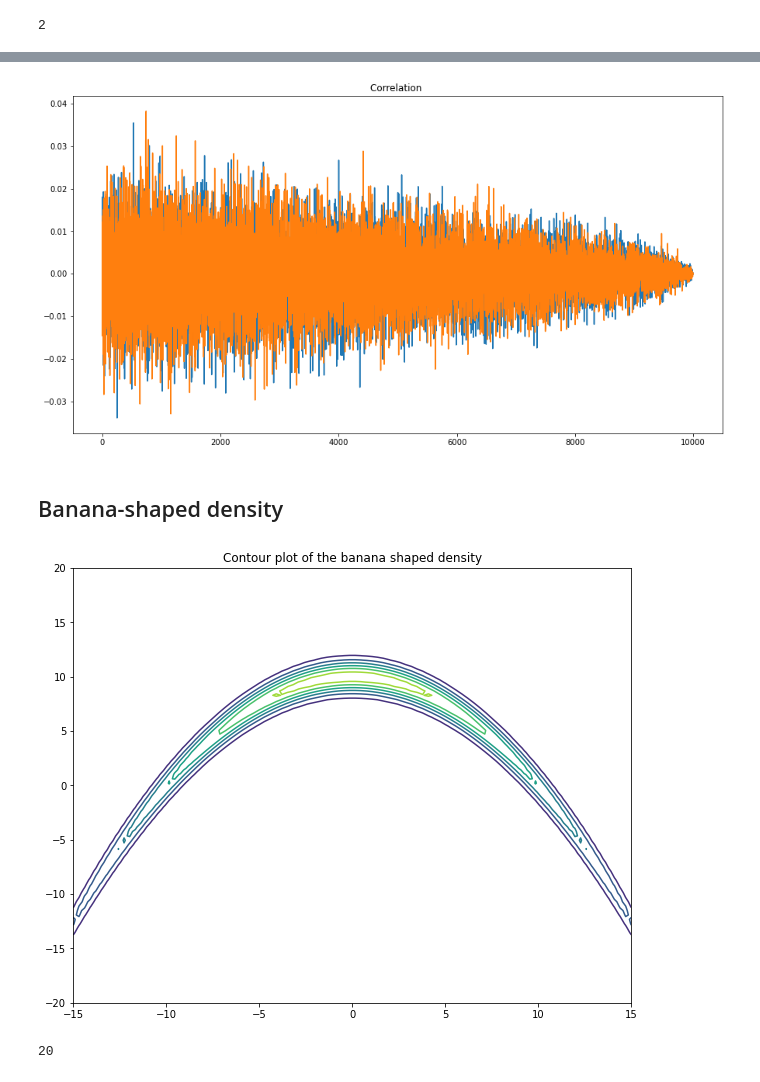
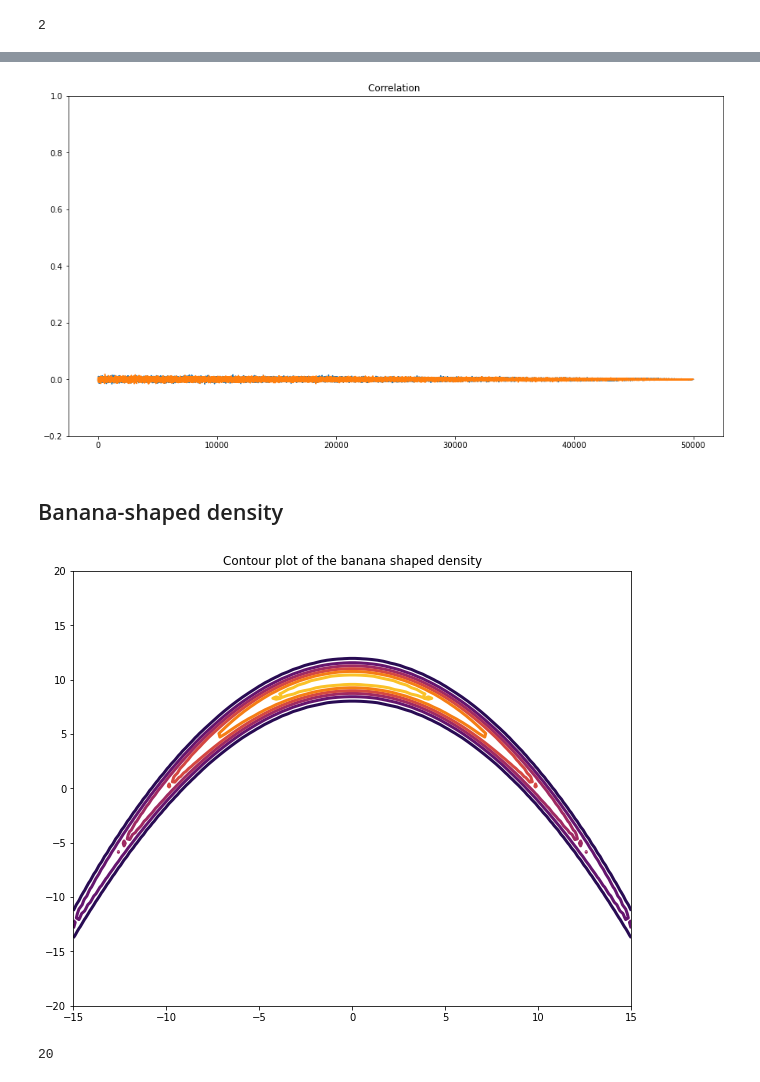
Before and after one commit to simonqueric/MVA, a Jupyter notebook: ComputationalStatistics/Lab4/Lab4_Compstat.ipynb, the cells around one changed output, grey strips where cells are left out. Saved outputs shown, nothing was run; the diff lists cells and outputs as text; code cells hidden in the pictures.

```diff
--- a/ComputationalStatistics/Lab4/Lab4_Compstat.ipynb
+++ b/ComputationalStatistics/Lab4/Lab4_Compstat.ipynb
@@ -84,6 +87,21 @@ plt.show()
 # %%
 @jit(nopython=True)
 def MH(x0, log_pi, param, sigma, n_iter):
+    """
+    Symmetric random walk Metropolis-Hasting algorithm for a real random variable
+
+    input
+    -----
+    x0 : initial point
+    log_pi : log probability of the target density up to an additive constant
+    param : parameters of the density
+    n_iter : number of iteration of Metropolis-Hasting
+
+    output
+    ------
+    x : last sample of MH
+    alpha : last acceptance rate
+    """
     x = x0
     for _ in range(n_iter) :
         y = np.random.normal(x, sigma)
@@ -99,7 +117,7 @@ log_pi1(1, (1, a))
 # %% [output]
 -0.255025
 # %%
-def adaptative_MH_wG(x0, param, log_pis, sigmas, hm_iter=100, n_iter=1000) :
+def adaptative_MH_wG(x0, param, log_pis, sigmas, batch_size=50, hm_iter=100, n_iter=1000) :
     """
     Implementation of the adaptative Gibbs sampler
 
@@ -124,7 +142,7 @@ def adaptative_MH_wG(x0, param, log_pis, sigmas, hm_iter=100, n_iter=1000) :
     l = np.log(sigmas)
     j=0
     alphas = np.zeros(d)
-    Alphas = np.zeros((n_iter//50, d))
+    Alphas = np.zeros((n_iter//batch_size, d))
     for k in range(n_iter):
         for i in range(d) :
             y = x_k[i]
@@ -132,35 +150,32 @@ def adaptative_MH_wG(x0, param, log_pis, sigmas, hm_iter=100, n_iter=1000) :
             if d==2:
                 z=z[0]
             x, alpha = MH(x_k[i], log_pis[i], param=(z, param), sigma=np.exp(l[i]), n_iter=hm_iter)
-            x_prop = np.random.normal(y, np.exp(l[i]))
             #alpha = np.exp(min(0, log_pis[i](y, param=(z, a))-log_pis[i](x, param=(z, a))))
 
             x_k[i] = x
             X[k,i] = x_k[i]
             alphas[i] += alpha #np.exp(min(0,log_pis[i](x_k[i], param=(z, a)) - log_pis[i](y, param=(z, a))))
 
-            if k>0 and k%50==0:
-                Alphas[k//50, i] = alphas[i]/50
+            if k>0 and k%batch_size==0:
+                Alphas[k//batch_size, i] = alphas[i]/batch_size
 
-                j = k//50
+                j = k//batch_size
                 delta_j = min(1e-2, 1/np.sqrt(j))
 
-                if alphas[i]/50 < 0.24 :
+                if alphas[i]/batch_size < 0.24 :
                     l[i] -= delta_j
 
-
-                elif alphas[i]/50 > 0.24 :
+                elif alphas[i]/batch_size > 0.24 :
                     l[i] += delta_j
-
 
                 alphas[i] = Alphas[-1,i]
 
     return X, Alphas
 # %%
 x0 = np.ones(2)
-n_iter=10_000
+n_iter=50_000
 log_pis = [log_pi1, log_pi2]
-X, Alphas = adaptative_MH_wG(x0, a, log_pis, sigmas=np.array([10, 10]), hm_iter=100, n_iter=n_iter)
+X, Alphas = adaptative_MH_wG(x0, a, log_pis, sigmas=np.array([3, 3]), batch_size=50, hm_iter=100, n_iter=n_iter)
 # %% [output]
 2
 # %%
@@ -184,14 +200,14 @@ plt.show()
 # %%
 X = (X - X.mean())/X.std()
 Y = (Y - Y.mean())/Y.std()
-fig = plt.figure(figsize=(15, 8))
+fig = plt.figure(figsize=(10, 6))
 plt.plot(auto_corr(X)/len(X))
 plt.plot(auto_corr(Y)/len(Y))
-#plt.ylim([-0.2, 1])
+plt.ylim([-0.2, 1])
 plt.title("Correlation ")
 plt.show()
 # %% [output]
-[figure, old version]
+[figure, new version]
 # %% [markdown]
 ## Banana-shaped density
 # %%
@@ -205,11 +221,11 @@ x = np.linspace(-15, 15, 100)
 y = np.linspace(-20, 20, 100)
 X, Y = np.meshgrid(x, y)
 Z = f(X, Y, B)
-plt.contour(X, Y, Z, cmap='viridis')
+plt.contour(X, Y, Z, cmap="inferno", linewidths=3)
 plt.title("Contour plot of the banana shaped density")
 plt.show()
 # %% [output]
-[figure, old version]
+[figure, new version]
 # %%
 a = 10
 @jit(nopython=True)
```
Also changed, not shown: parts of 26 cells of this notebook.
